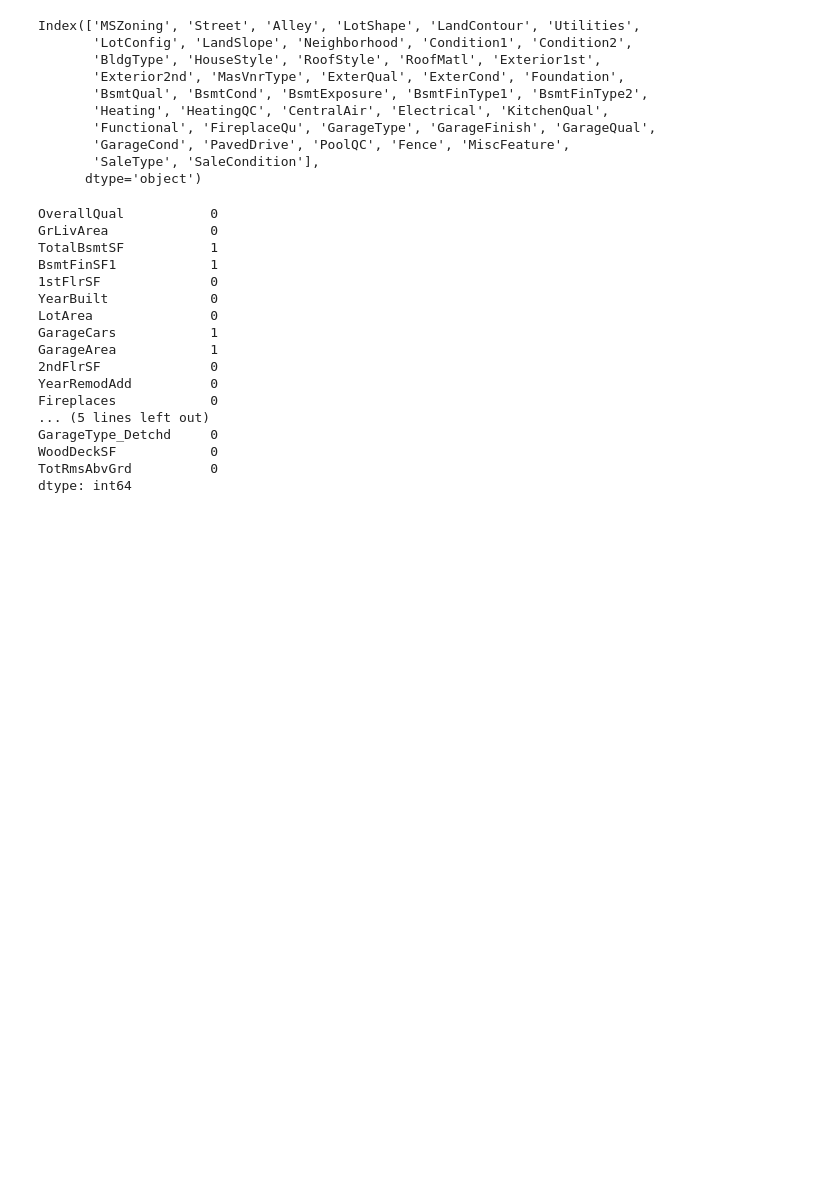
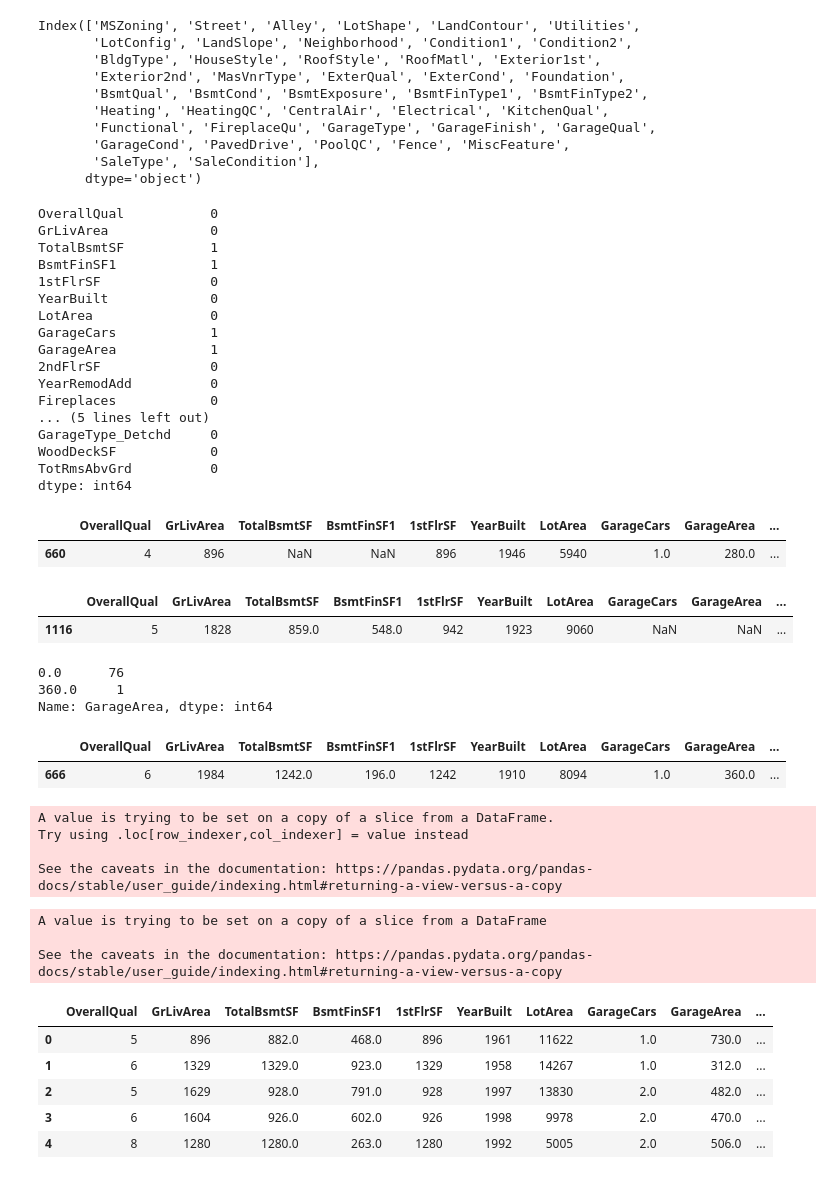
Before and after one commit to sperng/kaggle_house_prices, a Jupyter notebook: house_prices_competition.ipynb, the cells around one changed output. Cells and saved outputs as stored; diff of their text form; code cells hidden in the pictures; blank space fills up the shorter version.

```diff
--- a/house_prices_competition.ipynb
+++ b/house_prices_competition.ipynb
@@ -7,6 +7,8 @@ import seaborn as sns
 import zipfile
 import umap
 import shap
+pd.set_option('display.max_columns', None)
+#pd.set_option('display.max_rows', None)
 %matplotlib inline
 # %%
 #ml imports
@@ -671,3 +694,49 @@ GarageType_Detchd     0
 WoodDeckSF            0
 TotRmsAbvGrd          0
 dtype: int64
+# %%
+#no basement
+df_test_X[df_test['TotalBsmtSF'].isna()]
+# %% [output]
+|  | OverallQual | GrLivArea | TotalBsmtSF | BsmtFinSF1 | 1stFlrSF | YearBuilt | LotArea | GarageCars | GarageArea | ... |
+| 660 | 4 | 896 | NaN | NaN | 896 | 1946 | 5940 | 1.0 | 280.0 | ... |
+# %%
+#no garage
+df_test_X[df_test['GarageCars'].isna()]
+# %% [output]
+|  | OverallQual | GrLivArea | TotalBsmtSF | BsmtFinSF1 | 1stFlrSF | YearBuilt | LotArea | GarageCars | GarageArea | ... |
+| 1116 | 5 | 1828 | 859.0 | 548.0 | 942 | 1923 | 9060 | NaN | NaN | ... |
+# %%
+#no garage, except for 1
+df_test_X[df_test['GarageYrBlt'].isna()]['GarageArea'].value_counts()
+# %% [output]
+0.0      76
+360.0     1
+Name: GarageArea, dtype: int64
+# %%
+df_test_X[(df_test['GarageYrBlt'].isna()) & (df_test['GarageArea'] == 360.0)]
+# %% [output]
+|  | OverallQual | GrLivArea | TotalBsmtSF | BsmtFinSF1 | 1stFlrSF | YearBuilt | LotArea | GarageCars | GarageArea | ... |
+| 666 | 6 | 1984 | 1242.0 | 196.0 | 1242 | 1910 | 8094 | 1.0 | 360.0 | ... |
+# %%
+df_test_X.loc[df_test_X.index==666, 'GarageYrBlt'] = 1983
+# %% [output]
+A value is trying to be set on a copy of a slice from a DataFrame.
+Try using .loc[row_indexer,col_indexer] = value instead
+
+See the caveats in the documentation: https://pandas.pydata.org/pandas-docs/stable/user_guide/indexing.html#returning-a-view-versus-a-copy
+# %%
+df_test_X.fillna(value=0, inplace=True)
+# %% [output]
+A value is trying to be set on a copy of a slice from a DataFrame
+
+See the caveats in the documentation: https://pandas.pydata.org/pandas-docs/stable/user_guide/indexing.html#returning-a-view-versus-a-copy
+# %%
+df_test_X.head()
+# %% [output]
+|  | OverallQual | GrLivArea | TotalBsmtSF | BsmtFinSF1 | 1stFlrSF | YearBuilt | LotArea | GarageCars | GarageArea | ... |
+| 0 | 5 | 896 | 882.0 | 468.0 | 896 | 1961 | 11622 | 1.0 | 730.0 | ... |
+| 1 | 6 | 1329 | 1329.0 | 923.0 | 1329 | 1958 | 14267 | 1.0 | 312.0 | ... |
+| 2 | 5 | 1629 | 928.0 | 791.0 | 928 | 1997 | 13830 | 2.0 | 482.0 | ... |
+| 3 | 6 | 1604 | 926.0 | 602.0 | 926 | 1998 | 9978 | 2.0 | 470.0 | ... |
+| 4 | 8 | 1280 | 1280.0 | 263.0 | 1280 | 1992 | 5005 | 2.0 | 506.0 | ... |
```
Also changed, not shown: parts of 23 cells of this notebook.
